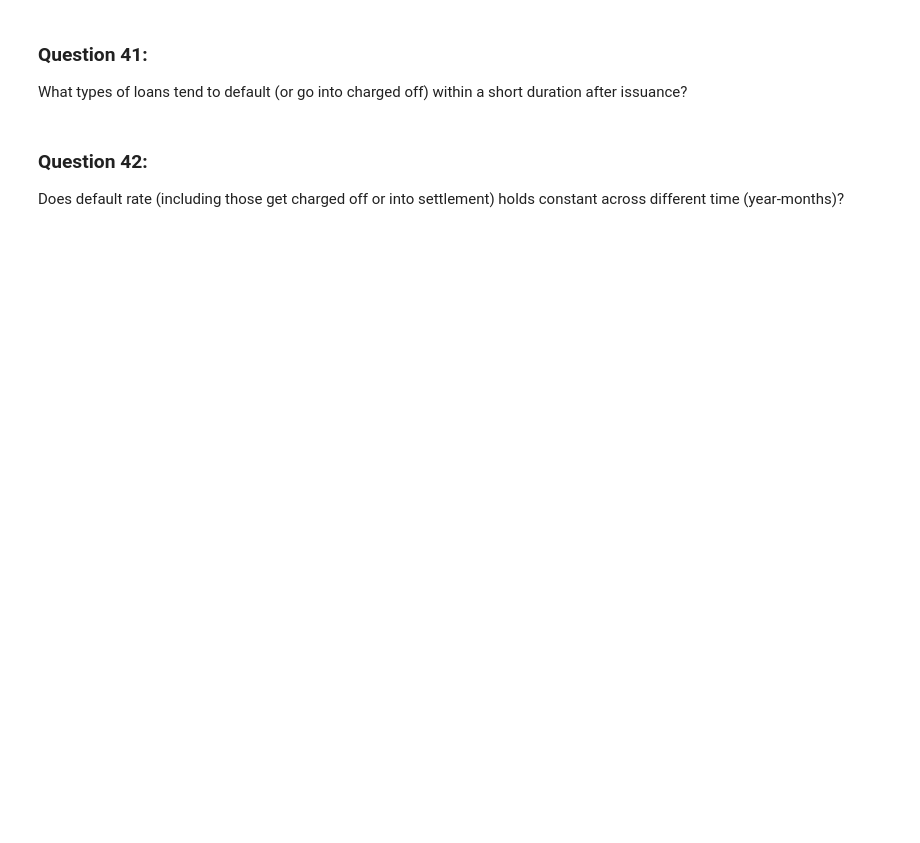
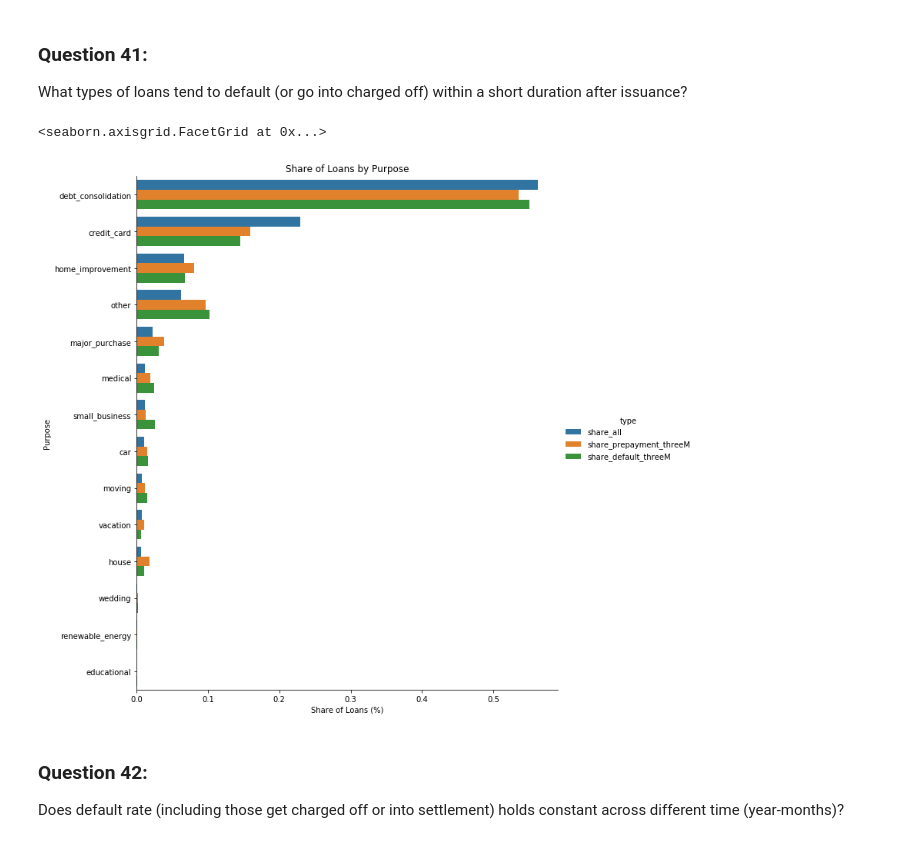
Before and after one commit to jah377/XGB_LoanRiskClassification, a Jupyter notebook: vincent_ji/aiko_EDA_questions_VJ.ipynb, the cells around one changed output. Drawn from its saved outputs; the diff is of its cells as text; code cells hidden in the pictures; blank space fills up the shorter version.

```diff
--- a/vincent_ji/aiko_EDA_questions_VJ.ipynb
+++ b/vincent_ji/aiko_EDA_questions_VJ.ipynb
@@ -358,0 +461,14 @@ What types of loans tend to prepay and terminate within 3 months of the loan iss
+# %%
+# Share of loan by purpose
+all_share = pd.DataFrame(df_cleaned['purpose'].value_counts(normalize=True)).reset_index().rename(columns = {"index":"purpose","purpose":"share"})
+
+# Share of loan by purpose for prepaid loan only
+prepayment_share = pd.DataFrame(df_cleaned.loc[df_cleaned['prepayment_flag']==1]['purpose'].value_counts(normalize=True)).reset_index().rename(columns = {"index":"purpose","purpose":"share"})
+
+# Prepayment within three months
+df_prepaym_threeM = df_cleaned.loc[(df_cleaned.prepayment_flag==1)&(df_cleaned['issue_date']+DateOffset(months=3)>=df_cleaned.last_pymnt_date)]
+df_prepaym_threeM = pd.DataFrame(df_prepaym_threeM['purpose'].value_counts(normalize=True)).reset_index().rename(columns = {"index":"purpose","purpose":"share_prepayment_threeM"})
+# %%
+# Other, home improvement, and major purchase are more likely to prepay within three months
+prepayment_comp = pd.merge(all_share, prepayment_share, how='left', on="purpose", suffixes=('_all','_prepayment')).merge(df_prepaym_threeM)
+prepayment_comp
@@ -360,6 +492,19 @@ What types of loans tend to prepay and terminate within 3 months of the loan iss
 ### Question 41:
 
 What types of loans tend to default (or go into charged off) within a short duration after issuance?
+# %%
+# default within three months - by loan count
+df_default_threeM = df_cleaned.loc[(df_cleaned.loan_status_final=="Charged Off")&(df_cleaned['issue_date']+DateOffset(months=3)>=df_cleaned.last_pymnt_date)]
+df_default_threeM = pd.DataFrame(df_default_threeM['purpose'].value_counts(normalize=True)).reset_index().rename(columns = {"index":"purpose","purpose":"share_default_threeM"})
+prepayment_default_comp = pd.merge(prepayment_comp,df_default_threeM)
+prepayment_default_comp = prepayment_default_comp.drop("share_prepayment",axis=1)
+prepayment_default_comp = prepayment_default_comp.melt('purpose', var_name='type', value_name='share')
+
+defaul_prepayment_comp = sns.catplot(kind ="bar", x='share', y="purpose", hue="type",data=prepayment_default_comp, orient = 'horizontal', height=10)
+defaul_prepayment_comp.set(title = 'Share of Loans by Purpose', xlabel = 'Share of Loans (%)', ylabel = 'Purpose' )
+# %% [output]
+<seaborn.axisgrid.FacetGrid at 0x...>
+[figure, added]
 # %% [markdown]
 ### Question 42:
 
```
Also changed, not shown: parts of 21 cells of this notebook.
